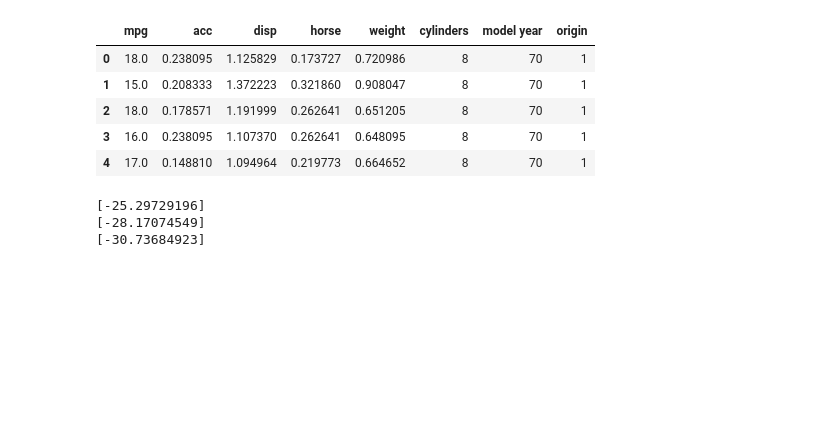
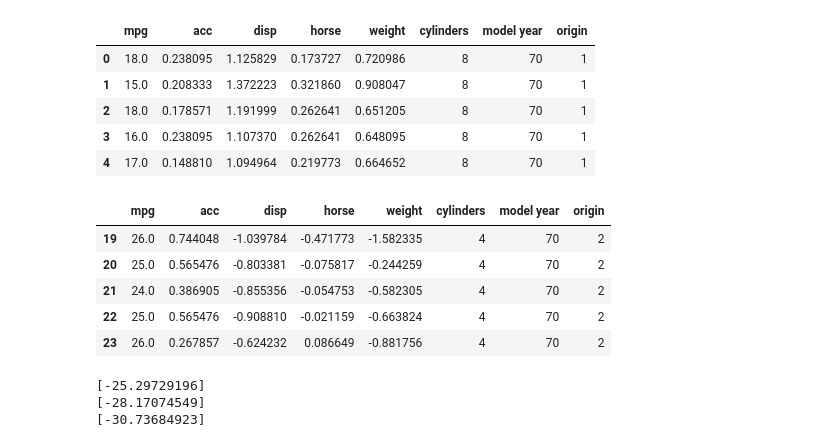
Before and after one commit to sherzyang/dsc-2-24-03-interactions-seattle-ds-career-040119, a Jupyter notebook: index.ipynb, the cells around one changed output. Cells and saved outputs as stored; diff of their text form; code cells hidden in the pictures; blank space fills up the shorter version.

```diff
--- a/index.ipynb
+++ b/index.ipynb
@@ -112,3 +110,12 @@ origin_
+# %%
+origin_2.head()
+# %% [output]
+|  | mpg | acc | disp | horse | weight | cylinders | model year | origin |
+| 19 | 26.0 | 0.744048 | -1.039784 | -0.471773 | -1.582335 | 4 | 70 | 2 |
+| 20 | 25.0 | 0.565476 | -0.803381 | -0.075817 | -0.244259 | 4 | 70 | 2 |
+| 21 | 24.0 | 0.386905 | -0.855356 | -0.054753 | -0.582305 | 4 | 70 | 2 |
+| 22 | 25.0 | 0.565476 | -0.908810 | -0.021159 | -0.663824 | 4 | 70 | 2 |
+| 23 | 26.0 | 0.267857 | -0.624232 | 0.086649 | -0.881756 | 4 | 70 | 2 |
 # %%
 regression_1 = LinearRegression()
 regression_2 = LinearRegression()
```
Also changed, not shown: parts of 1 cell of this notebook.
